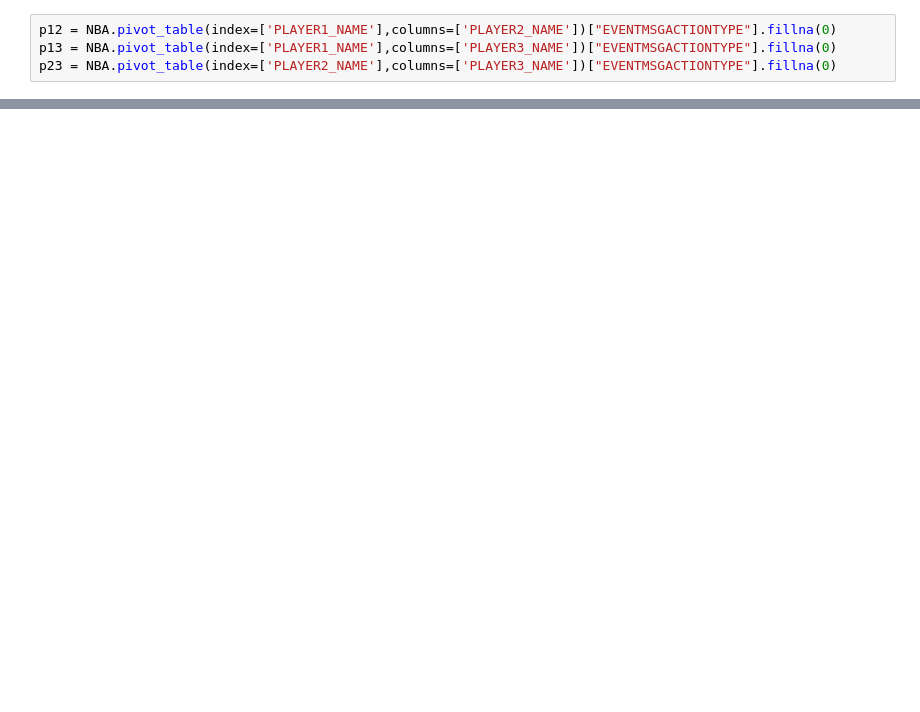
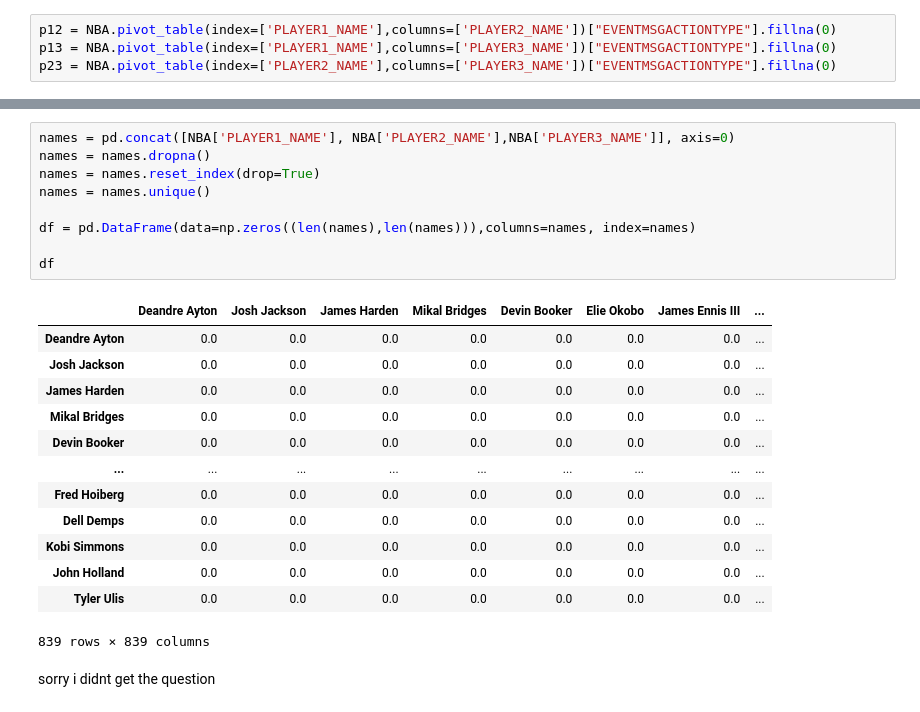
Before and after one commit to emirsglm/MAT388E-Data-Science-HW, a Jupyter notebook: HW3.ipynb, the cells around one changed output, grey strips where cells are left out. Saved outputs shown, nothing was run; the diff lists cells and outputs as text; blank space fills up the shorter version.

```diff
--- a/HW3.ipynb
+++ b/HW3.ipynb
@@ -207,0 +211,25 @@ NBA
+# %%
+names = pd.concat([NBA['PLAYER1_NAME'], NBA['PLAYER2_NAME'],NBA['PLAYER3_NAME']], axis=0)
+names = names.dropna()
+names = names.reset_index(drop=True)
+names = names.unique()
+
+df = pd.DataFrame(data=np.zeros((len(names),len(names))),columns=names, index=names)
+
+df
+# %% [output]
+|  | Deandre Ayton | Josh Jackson | James Harden | Mikal Bridges | Devin Booker | Elie Okobo | James Ennis III | ... |
+| Deandre Ayton | 0.0 | 0.0 | 0.0 | 0.0 | 0.0 | 0.0 | 0.0 | ... |
+| Josh Jackson | 0.0 | 0.0 | 0.0 | 0.0 | 0.0 | 0.0 | 0.0 | ... |
+| James Harden | 0.0 | 0.0 | 0.0 | 0.0 | 0.0 | 0.0 | 0.0 | ... |
+| Mikal Bridges | 0.0 | 0.0 | 0.0 | 0.0 | 0.0 | 0.0 | 0.0 | ... |
+| Devin Booker | 0.0 | 0.0 | 0.0 | 0.0 | 0.0 | 0.0 | 0.0 | ... |
+| ... | ... | ... | ... | ... | ... | ... | ... | ... |
+| Fred Hoiberg | 0.0 | 0.0 | 0.0 | 0.0 | 0.0 | 0.0 | 0.0 | ... |
+| Dell Demps | 0.0 | 0.0 | 0.0 | 0.0 | 0.0 | 0.0 | 0.0 | ... |
+| Kobi Simmons | 0.0 | 0.0 | 0.0 | 0.0 | 0.0 | 0.0 | 0.0 | ... |
+| John Holland | 0.0 | 0.0 | 0.0 | 0.0 | 0.0 | 0.0 | 0.0 | ... |
+| Tyler Ulis | 0.0 | 0.0 | 0.0 | 0.0 | 0.0 | 0.0 | 0.0 | ... |
+839 rows × 839 columns
+# %% [markdown]
+sorry i didnt get the question
```
Also changed, not shown: parts of 6 cells of this notebook.
